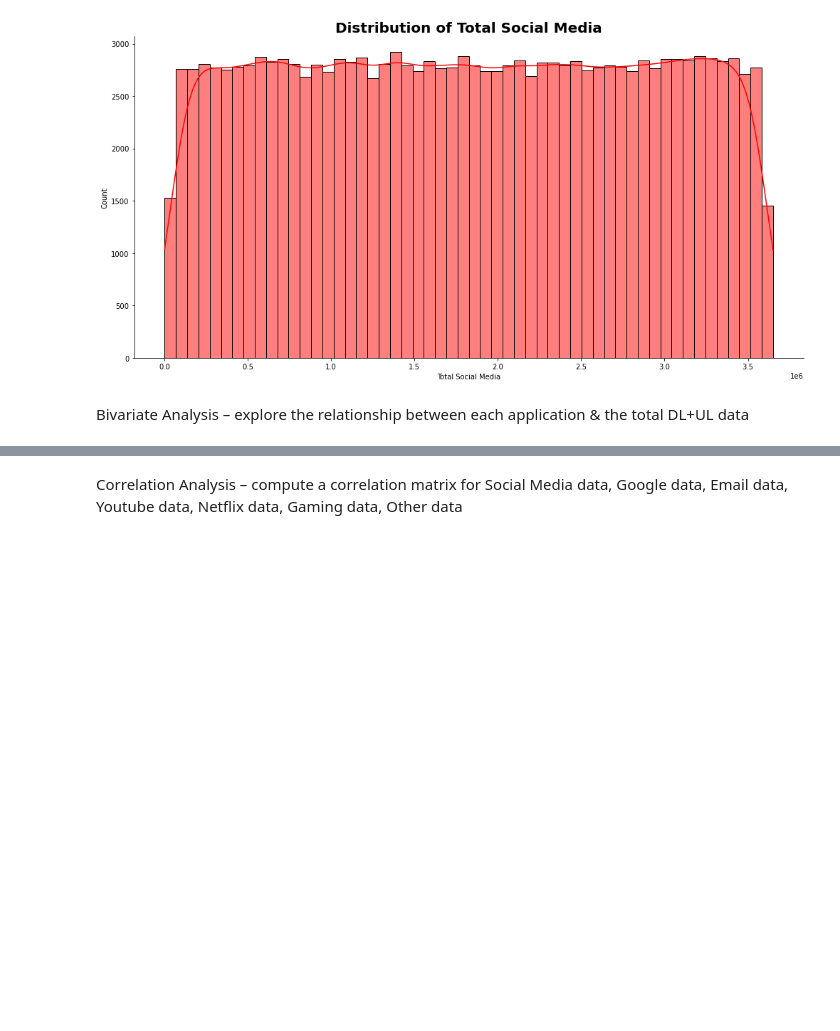
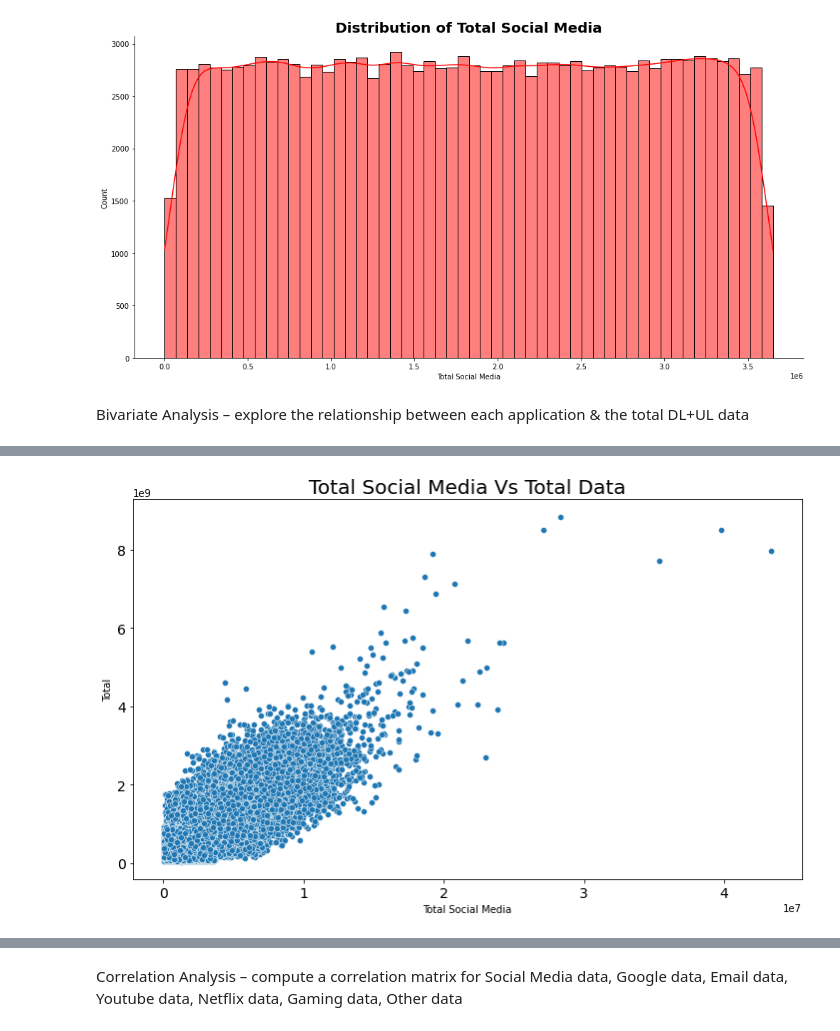
Before and after one commit to tadesse381/Telecommunication_Data_Analysis, a Jupyter notebook: notebooks/User_Data_Analytics_in_the_Telecommunication.ipynb, the cells around one changed output, grey strips where cells are left out. Saved outputs shown, nothing was run; the diff lists cells and outputs as text; code cells hidden in the pictures; blank space fills up the shorter version.

```diff
--- a/notebooks/User_Data_Analytics_in_the_Telecommunication.ipynb
+++ b/notebooks/User_Data_Analytics_in_the_Telecommunication.ipynb
@@ -378,0 +401,4 @@ ploting.plot_scatter(per_user, 'Total', 'Total Gaming', 'Total Gaming Vs Total D
+# %%
+ploting.plot_scatter(per_user, 'Total Social Media','Total', 'Total Social Media Vs Total Data', None, None)
+# %% [output]
+[figure, added]
```
Also changed, not shown: parts of 23 cells of this notebook, 2 other files.
